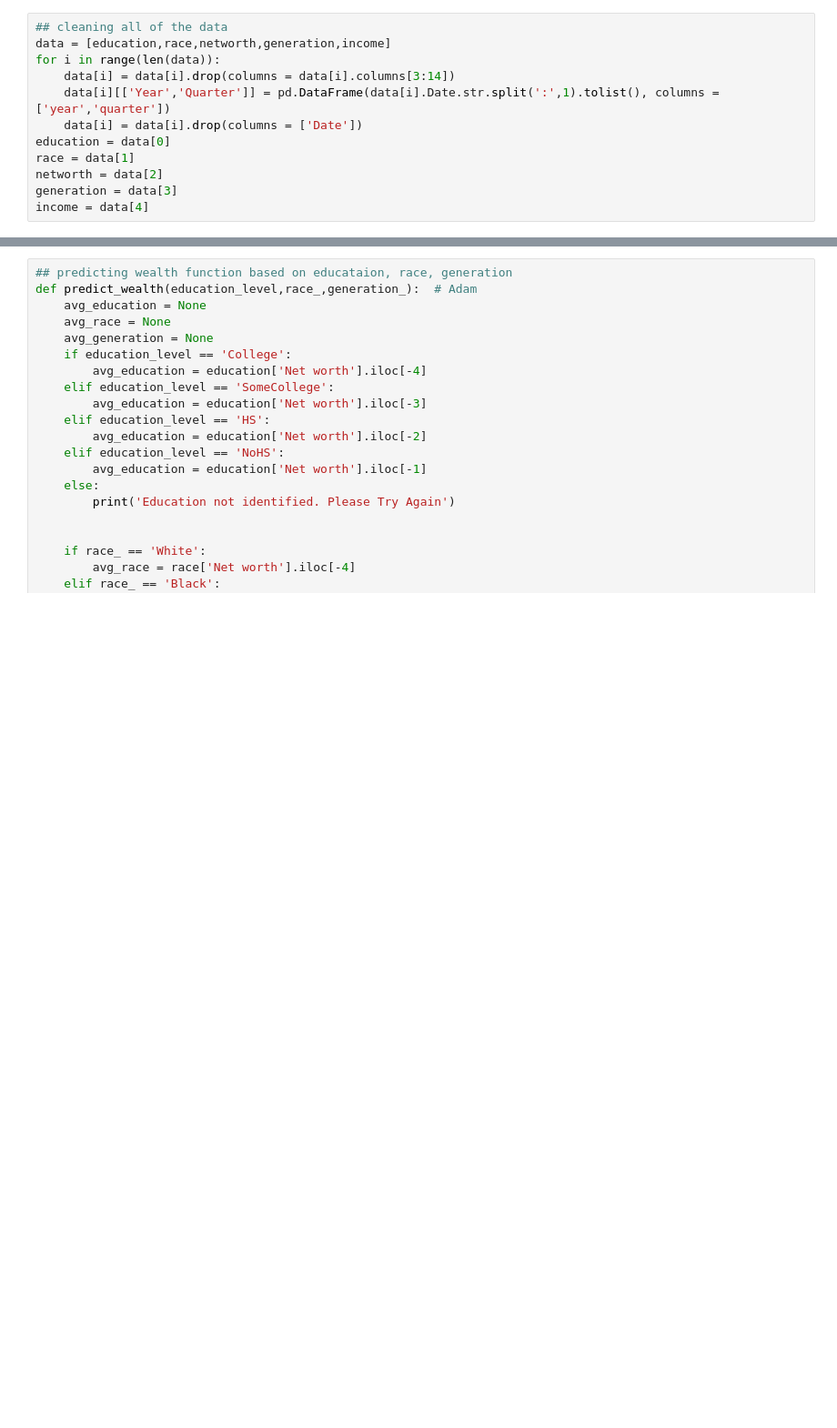
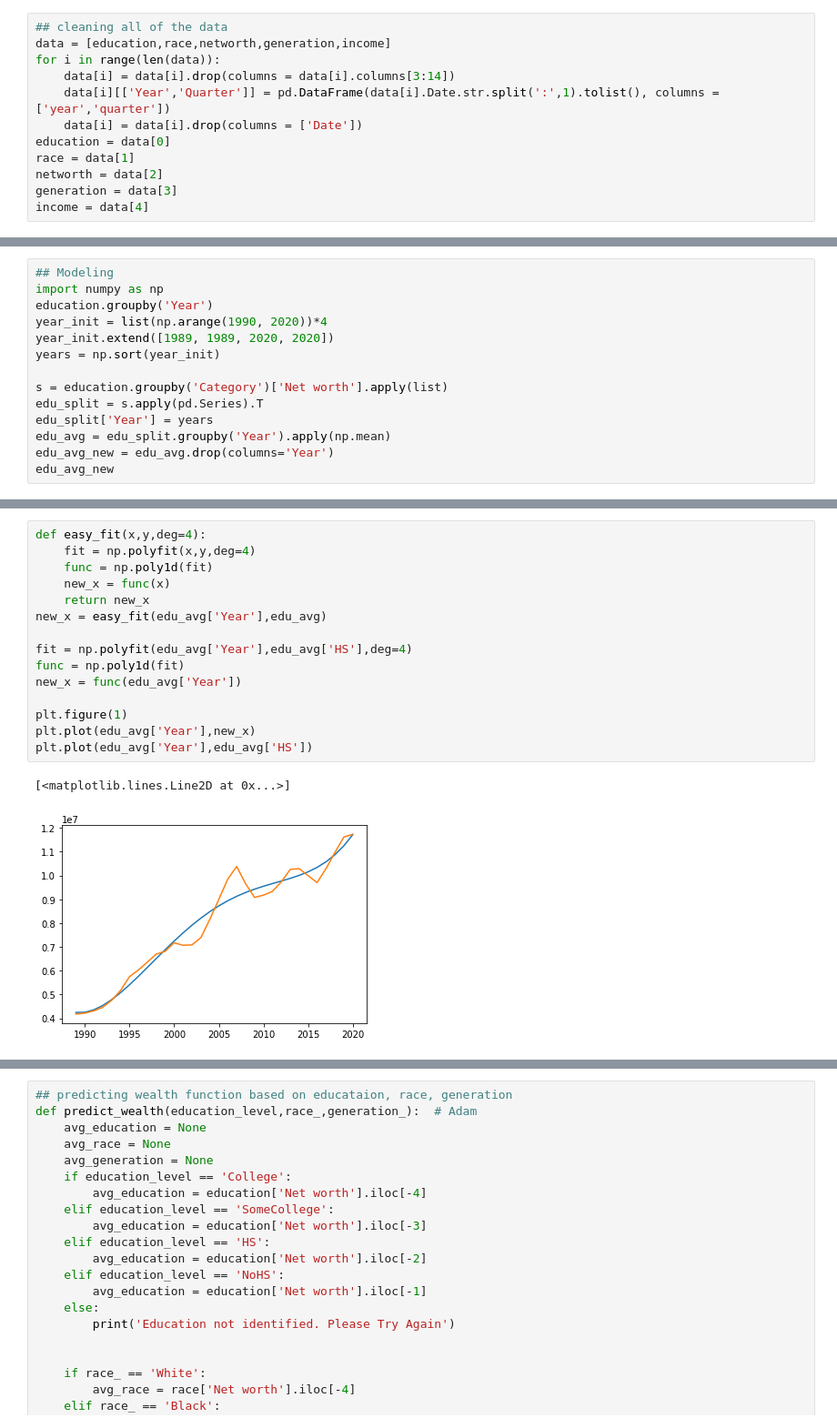
Before and after one commit to Adamdion/CMSE_202_Project, a Jupyter notebook: project/CMSE_202_project.ipynb, the cells around one changed output, grey strips where cells are left out. Shown at 91% size. Drawn from its saved outputs; the diff is of its cells as text; blank space fills up the shorter version.

```diff
--- a/project/CMSE_202_project.ipynb
+++ b/project/CMSE_202_project.ipynb
@@ -34,0 +33,14 @@ income = data[4]
+# %%
+## Modeling
+import numpy as np
+education.groupby('Year')
+year_init = list(np.arange(1990, 2020))*4
+year_init.extend([1989, 1989, 2020, 2020])
+years = np.sort(year_init)
+
+s = education.groupby('Category')['Net worth'].apply(list)
+edu_split = s.apply(pd.Series).T
+edu_split['Year'] = years
+edu_avg = edu_split.groupby('Year').apply(np.mean)
+edu_avg_new = edu_avg.drop(columns='Year')
+edu_avg_new
@@ -34,0 +66,18 @@ income = data[4]
+# %%
+def easy_fit(x,y,deg=4):
+    fit = np.polyfit(x,y,deg=4)
+    func = np.poly1d(fit)
+    new_x = func(x)
+    return new_x
+new_x = easy_fit(edu_avg['Year'],edu_avg)
+
+fit = np.polyfit(edu_avg['Year'],edu_avg['HS'],deg=4)
+func = np.poly1d(fit)
+new_x = func(edu_avg['Year'])
+
+plt.figure(1)
+plt.plot(edu_avg['Year'],new_x)
+plt.plot(edu_avg['Year'],edu_avg['HS'])
+# %% [output]
+[<matplotlib.lines.Line2D at 0x...>]
+[figure, added]
```
Also changed, not shown: parts of 14 cells of this notebook.
